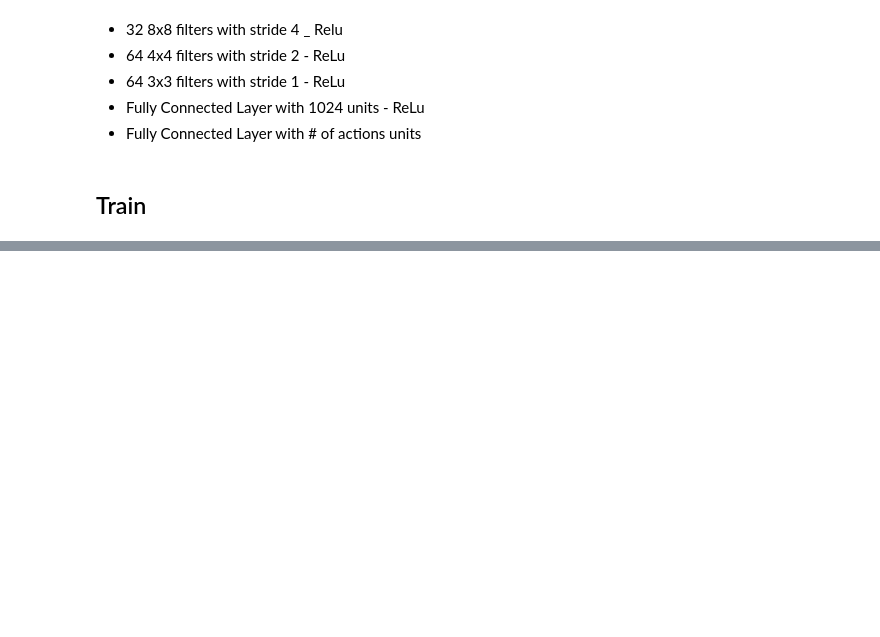
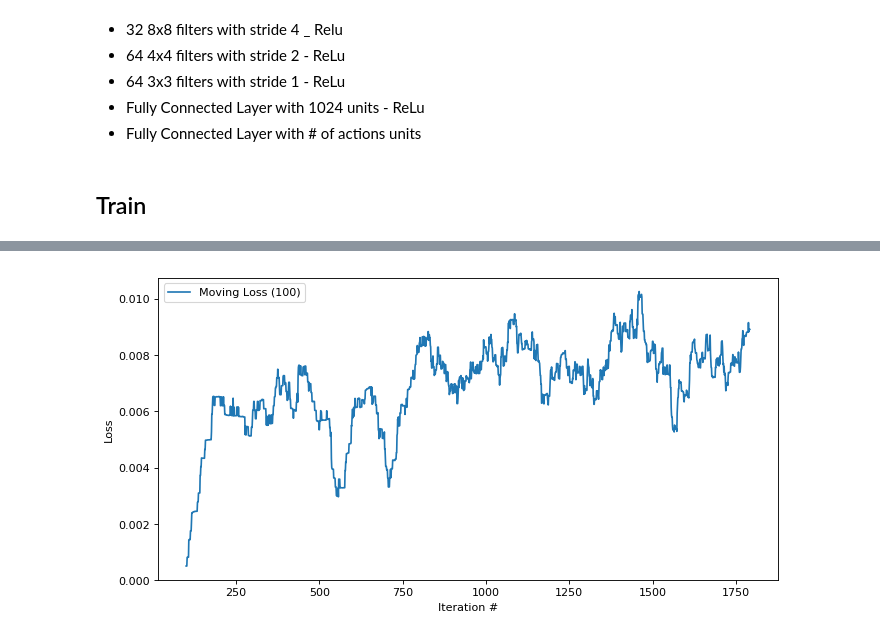
Before and after one commit to ostamand/banana-collector, a Jupyter notebook: Visual/Train_DQN.ipynb, the cells around one changed output, grey strips where cells are left out. Saved outputs shown, nothing was run; the diff lists cells and outputs as text; code cells hidden in the pictures; blank space fills up the shorter version.

Commit message:
feat: Add function to train agent

```diff
--- a/Visual/Train_DQN.ipynb
+++ b/Visual/Train_DQN.ipynb
@@ -128,7 +287,7 @@ class QNetwork(nn.Module):
         x = F.relu(self.conv1(x))
         x = F.relu(self.conv2(x))
         x = F.relu(self.conv3(x))
-        x = F.relu(self.fc1(x.view(-1)))
+        x = F.relu(self.fc1(x.view(x.shape[0], -1)))
         x = self.fc2(x)
         return x
 # %% [markdown]
@@ -153,0 +326,39 @@ BdbQuit:
+# %%
+agent.reset()
+scores = helpers.MovingResult(100, name='score', save_raw=False)
+
+eps = initial_eps
+it = 0
+
+# fill replay memory
+init_replay_memory(agent, env, brain_name, replay_start_size, steps = 2000)
+
+with tnrange(episodes) as t:
+    for ep_i in t:
+        agent.reset_episode()
+        state = reset_env(env, brain_name)
+        score = 0
+        for step_i in range(steps):
+            action = agent.act(state, epsilon=eps)
+
+            # action repeat
+            for i in range(action_repeat):
+                next_state, reward, done = step_env(env, brain_name, action)
+
+            # step agent
+            agent.step(state, action, reward, next_state, done)
+            score += reward
+            state = next_state
+            if done:
+                break
+
+            # decay epsilon each it
+            it += 1
+            eps = max(final_eps,initial_eps-(initial_eps-final_eps)/final_exp_it*it)
+
+        # add episode score
+        scores.add(score)
+
+        # update log
+        if (ep_i+1) % print_every == 0:
+            t.set_postfix(it=it, epsilon=eps, score=scores.last)
@@ -153,0 +367,4 @@ BdbQuit:
+# %%
+agent.losses.plot()
+# %% [output]
+[figure, added]
```
Also changed, not shown: parts of 14 cells of this notebook.
